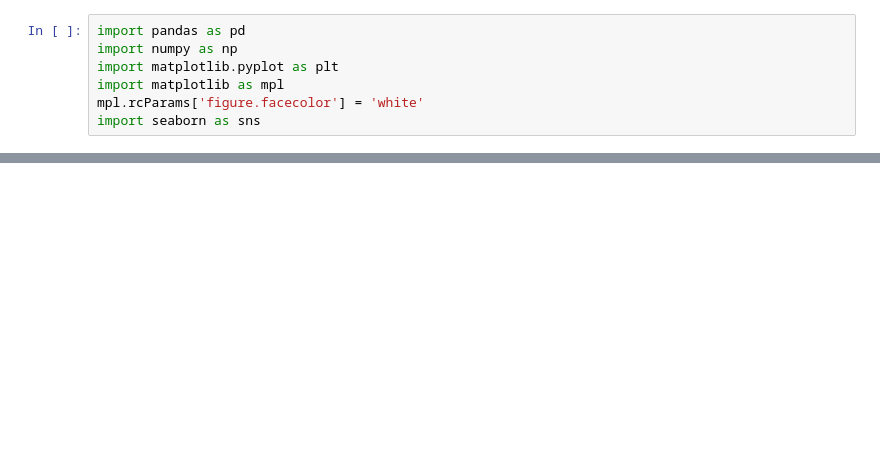
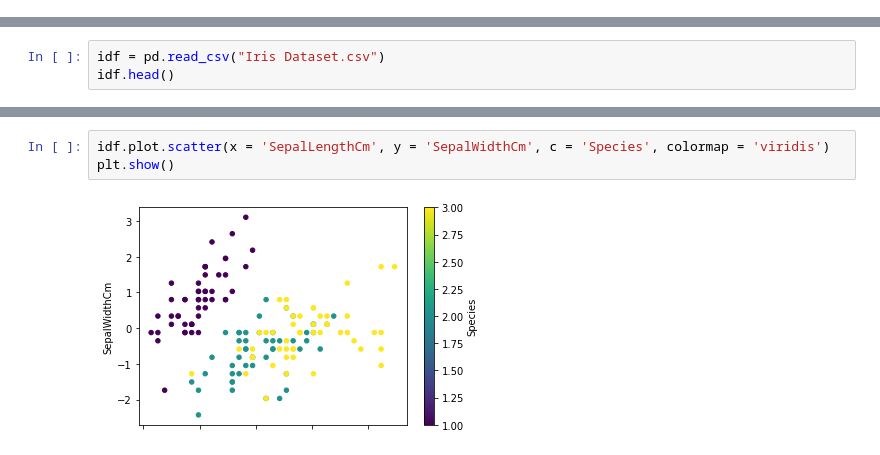
Before and after one commit to Sshubam/FSM_ML_Assignments, a Jupyter notebook: FSM_3_KMeans_PCA_Final.ipynb, the cells around one changed output, grey strips where cells are left out. Cells and saved outputs as stored; diff of their text form; blank space fills up the shorter version.

```diff
--- a/FSM_3_KMeans_PCA_Final.ipynb
+++ b/FSM_3_KMeans_PCA_Final.ipynb
@@ -5,7 +2,0 @@
-# %%
-import pandas as pd
-import numpy as np
-import matplotlib.pyplot as plt
-import matplotlib as mpl
-mpl.rcParams['figure.facecolor'] = 'white'
-import seaborn as sns
@@ -149,0 +20,3 @@ results_df = pd.concat([results_df, pd.DataFrame(initial_clusters, columns=['ini
+# %%
+idf = pd.read_csv("Iris Dataset.csv")
+idf.head()
@@ -149,0 +75,5 @@ results_df = pd.concat([results_df, pd.DataFrame(initial_clusters, columns=['ini
+# %%
+idf.plot.scatter(x = 'SepalLengthCm', y = 'SepalWidthCm', c = 'Species', colormap = 'viridis')
+plt.show()
+# %% [output]
+[figure, added]
```
Also changed, not shown: parts of 52 cells of this notebook.
